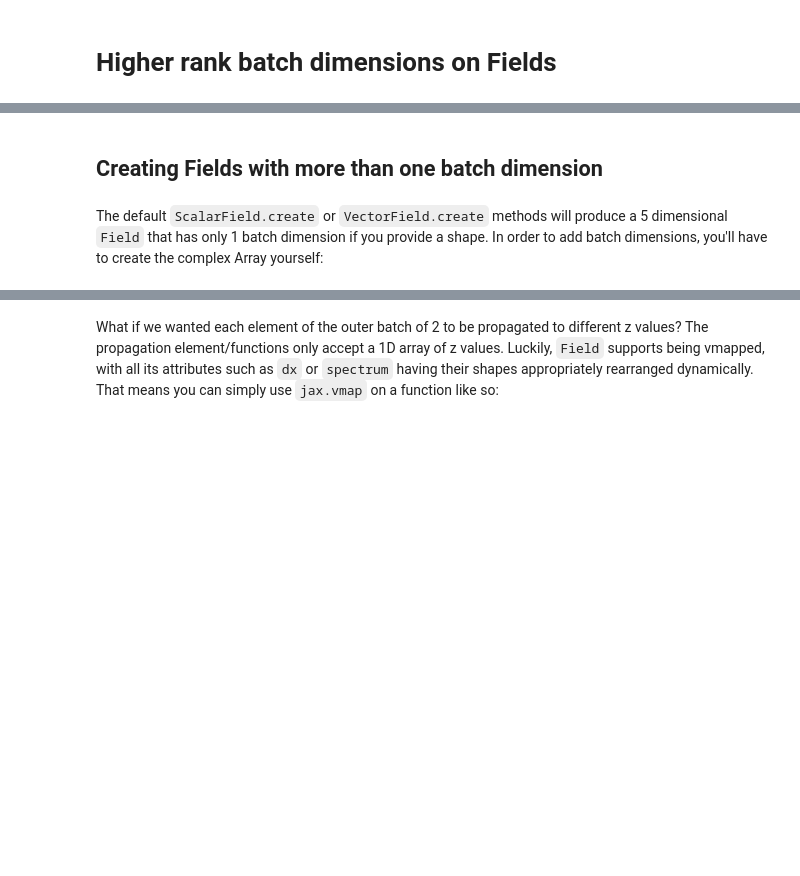
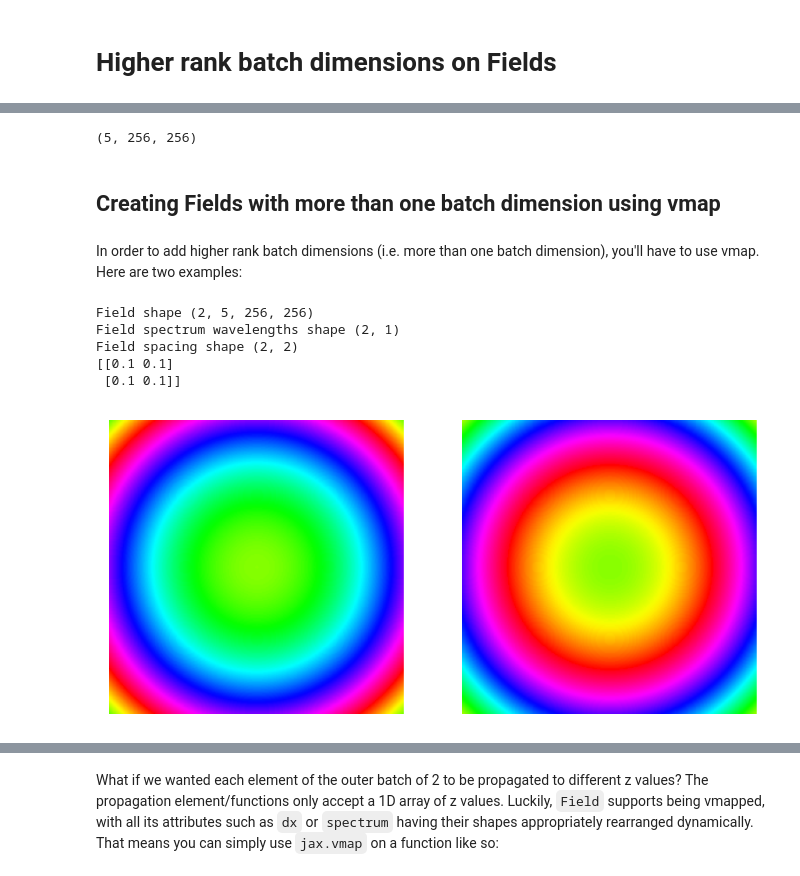
Before and after one commit to chromatix-team/chromatix, a Jupyter notebook: docs/higher_rank.ipynb, the cells around one changed output, grey strips where cells are left out. Drawn from its saved outputs; the diff is of its cells as text; code cells hidden in the pictures; blank space fills up the shorter version.

Commit message:
Update higher rank batch docs for new Field

```diff
--- a/docs/higher_rank.ipynb
+++ b/docs/higher_rank.ipynb
@@ -17,5 +20,49 @@ key = jax.random.PRNGKey(4)
+# %%
+field = objective_point_source(
+    (256, 256), 0.1, 0.532, jnp.linspace(-25, 25, num=5), 100.0, 1.33, 0.8
+)
+print(
+    field.shape
+)  # Created a Field with a batch dimension of size 5 for 5 different depth planes
+# %% [output]
+(5, 256, 256)
 # %% [markdown]
-## Creating Fields with more than one batch dimension
+## Creating Fields with more than one batch dimension using vmap
 # %% [markdown]
-The default `ScalarField.create` or `VectorField.create` methods will produce a 5 dimensional `Field` that has only 1 batch dimension if you provide a shape. In order to add batch dimensions, you'll have to create the complex Array yourself:
+In order to add higher rank batch dimensions (i.e. more than one batch dimension), you'll have to use vmap. Here are two examples:
+# %%
+# This function takes an array of z values and is vmapped once,
+# which means that the function accepts a 2D array of z values
+# where each element of the batch can have a different set of z
+# values to which the resulting field would be defocused.
+@jax.vmap
+def create_high_rank_field(zs: Array) -> Field:
+    return objective_point_source((256, 256), 0.1, 0.532, zs, 100.0, 1.33, 0.8)
+
+
+field = create_high_rank_field(
+    jnp.stack([jnp.linspace(-25, 25, num=5), jnp.linspace(25, 50, num=5)])
+)
+print("Field shape", field.shape)
+print("Field spectrum wavelengths shape", field.spectrum.wavelength.shape)
+print("Field spacing shape", field.dx.shape)
+print(field.dx)
+
+fig, axes = plt.subplots(ncols=2, nrows=1, dpi=150)
+ax = axes[0]
+ax.imshow(field.phase[0, 0], cmap="hsv")
+ax.axis("off")
+
+ax = axes[1]
+ax.imshow(field.phase[1, 0], cmap="hsv")
+ax.axis("off")
+
+plt.show()
+# %% [output]
+Field shape (2, 5, 256, 256)
+Field spectrum wavelengths shape (2, 1)
+Field spacing shape (2, 2)
+[[0.1 0.1]
+ [0.1 0.1]]
+[figure, added]
 # %%
```
Also changed, not shown: parts of 18 cells of this notebook.
